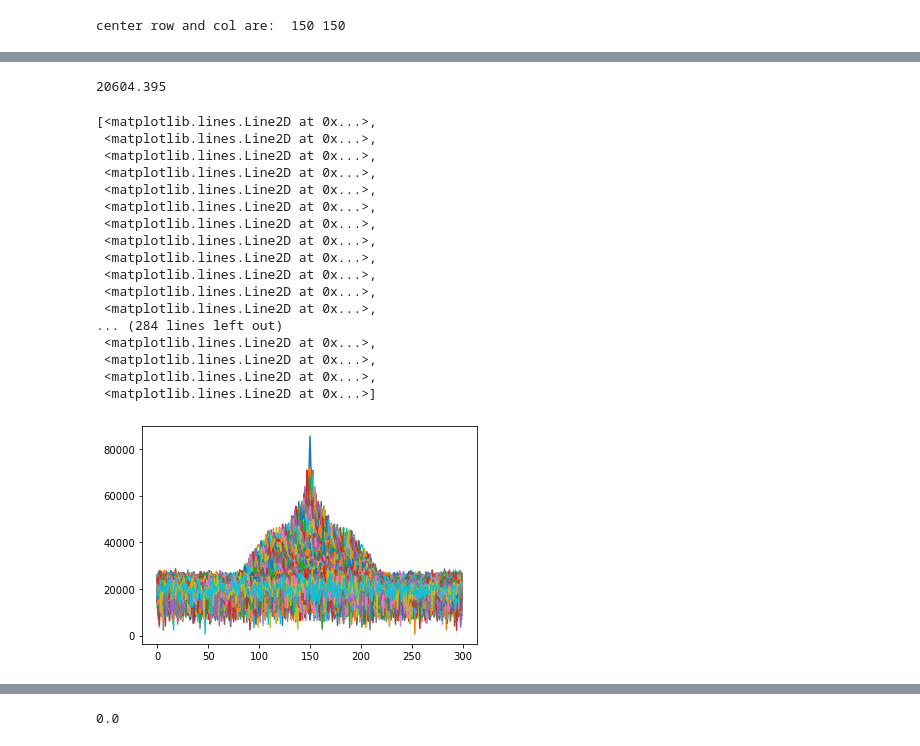
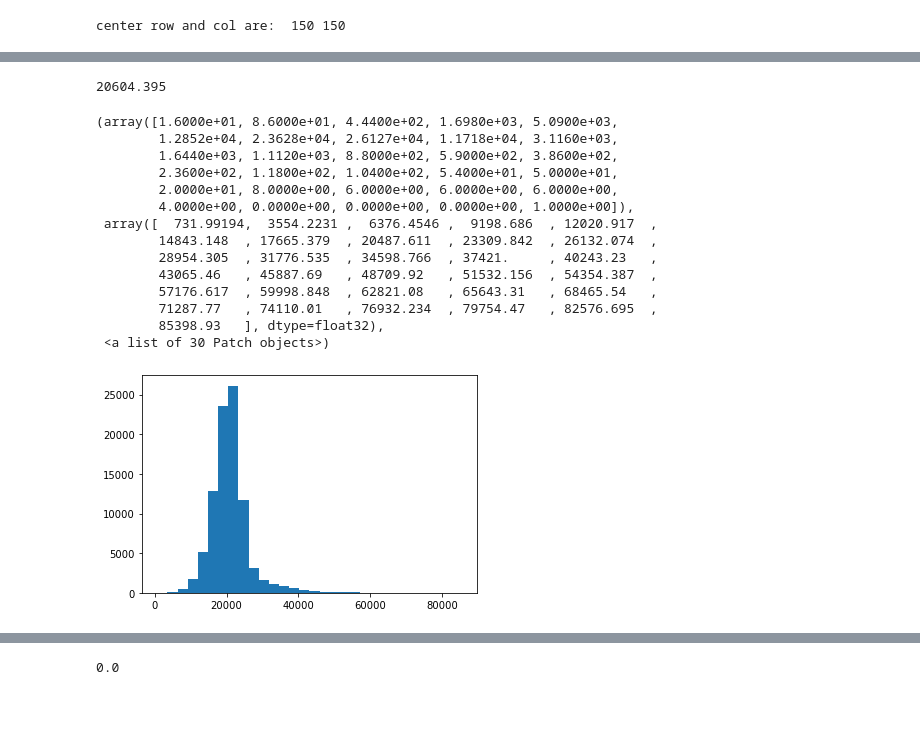
Before and after one commit to Simurgh818/feature-based-classifier, a Jupyter notebook: FB-classifier-FFT.ipynb, the cells around one changed output, grey strips where cells are left out. Saved outputs shown, nothing was run; the diff lists cells and outputs as text; code cells hidden in the pictures; blank space fills up the shorter version.

```diff
--- a/FB-classifier-FFT.ipynb
+++ b/FB-classifier-FFT.ipynb
@@ -55,30 +55,27 @@ imgFFT_shift_LPF = dft_shift * freqMask_LPF
 # %%
 # power calculation
 # imgFFT_shift_LPF_power = np.abs(imgFFT_shift_LPF)**2
 # imgMagnitude_LPF = 20*np.log(cv2.magnitude(imgFFT_shift_LPF[:,:,0], imgFFT_shift_LPF[:,:,1]))
 # plt.imshow(imgMagnitude_LPF)
 power = imgMagnitude**2
 median_pow = np.median(power)
 print(median_pow)
-plt.plot(power)
+plt.hist(power.ravel(), bins=30)
 # %% [output]
 20604.395
-[<matplotlib.lines.Line2D at 0x...>,
- <matplotlib.lines.Line2D at 0x...>,
- <matplotlib.lines.Line2D at 0x...>,
- <matplotlib.lines.Line2D at 0x...>,
- <matplotlib.lines.Line2D at 0x...>,
- <matplotlib.lines.Line2D at 0x...>,
- <matplotlib.lines.Line2D at 0x...>,
- <matplotlib.lines.Line2D at 0x...>,
- <matplotlib.lines.Line2D at 0x...>,
- <matplotlib.lines.Line2D at 0x...>,
- <matplotlib.lines.Line2D at 0x...>,
- <matplotlib.lines.Line2D at 0x...>,
-... (284 lines left out)
- <matplotlib.lines.Line2D at 0x...>,
- <matplotlib.lines.Line2D at 0x...>,
- <matplotlib.lines.Line2D at 0x...>,
- <matplotlib.lines.Line2D at 0x...>]
+(array([1.6000e+01, 8.6000e+01, 4.4400e+02, 1.6980e+03, 5.0900e+03,
+        1.2852e+04, 2.3628e+04, 2.6127e+04, 1.1718e+04, 3.1160e+03,
+        1.6440e+03, 1.1120e+03, 8.8000e+02, 5.9000e+02, 3.8600e+02,
+        2.3600e+02, 1.1800e+02, 1.0400e+02, 5.4000e+01, 5.0000e+01,
+        2.0000e+01, 8.0000e+00, 6.0000e+00, 6.0000e+00, 6.0000e+00,
+        4.0000e+00, 0.0000e+00, 0.0000e+00, 0.0000e+00, 1.0000e+00]),
+ array([  731.99194,  3554.2231 ,  6376.4546 ,  9198.686  , 12020.917  ,
+        14843.148  , 17665.379  , 20487.611  , 23309.842  , 26132.074  ,
+        28954.305  , 31776.535  , 34598.766  , 37421.     , 40243.23   ,
+        43065.46   , 45887.69   , 48709.92   , 51532.156  , 54354.387  ,
+        57176.617  , 59998.848  , 62821.08   , 65643.31   , 68465.54   ,
+        71287.77   , 74110.01   , 76932.234  , 79754.47   , 82576.695  ,
+        85398.93   ], dtype=float32),
+ <a list of 30 Patch objects>)
-[figure, old version]
+[figure, new version]
 # %%
```
Also changed, not shown: parts of 6 cells of this notebook, 5 other files.
